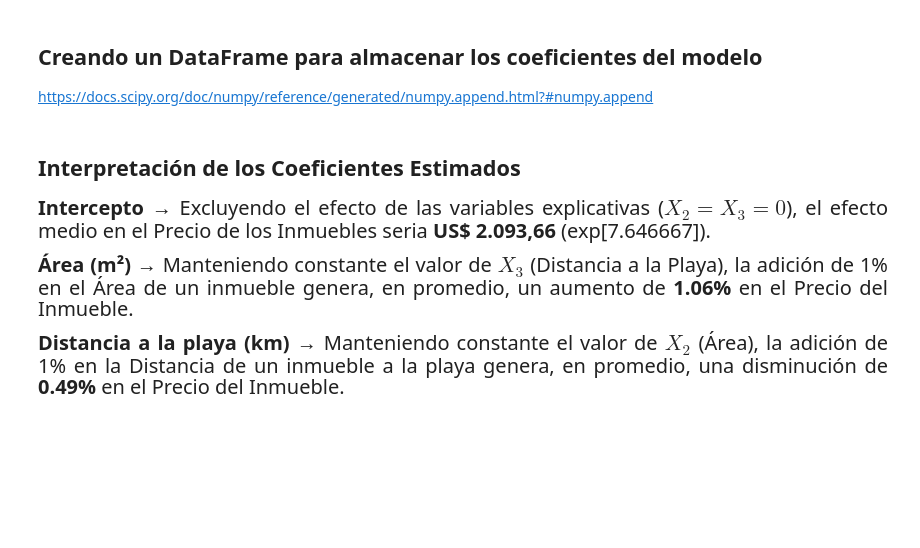
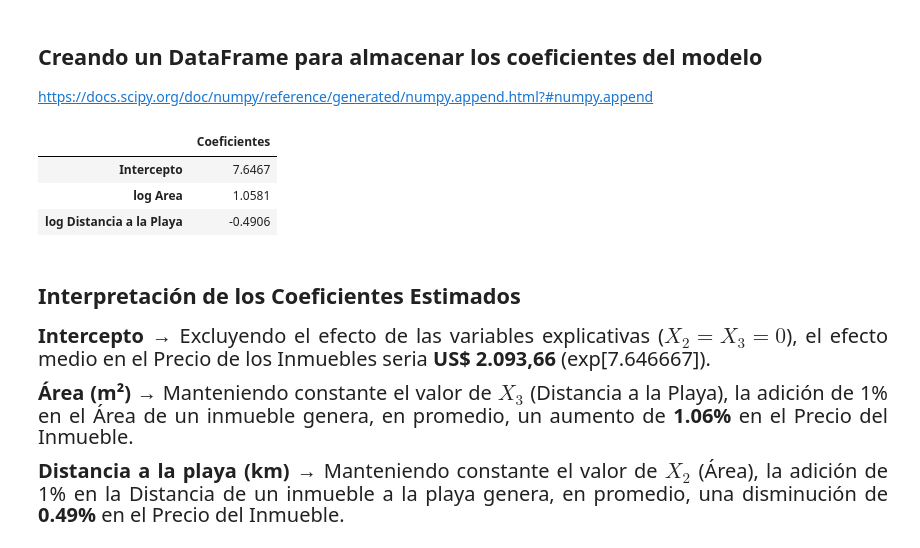
Before and after one commit to JLuceroVasquez/regresion-lineal-tecnicas-avanzadas-de-modelado, a Jupyter notebook: notebook-de-clase.ipynb, the cells around one changed output. Cells and saved outputs as stored; diff of their text form; code cells hidden in the pictures; blank space fills up the shorter version.

```diff
--- a/notebook-de-clase.ipynb
+++ b/notebook-de-clase.ipynb
@@ -434,9 +517,21 @@ https://docs.scipy.org/doc/numpy-1.15.0/reference/generated/numpy.exp.html
 # %% [markdown]
 ## Creando una lista de nombres de las variables del modelo
+# %%
+index = ['Intercepto','log Area','log Distancia a la Playa']
 # %% [markdown]
 ## Creando un DataFrame para almacenar los coeficientes del modelo
 
 https://docs.scipy.org/doc/numpy/reference/generated/numpy.append.html?#numpy.append
+# %%
+coeficientes = pd.DataFrame(data=np.append(modelo_sklearn.intercept_,modelo_sklearn.coef_),
+                            index=index,
+                            columns=['Coeficientes'])
+coeficientes.round(4)
+# %% [output]
+|  | Coeficientes |
+| Intercepto | 7.6467 |
+| log Area | 1.0581 |
+| log Distancia a la Playa | -0.4906 |
 # %% [markdown]
 ## Interpretación de los Coeficientes Estimados
 
```
Also changed, not shown: parts of 28 cells of this notebook.
